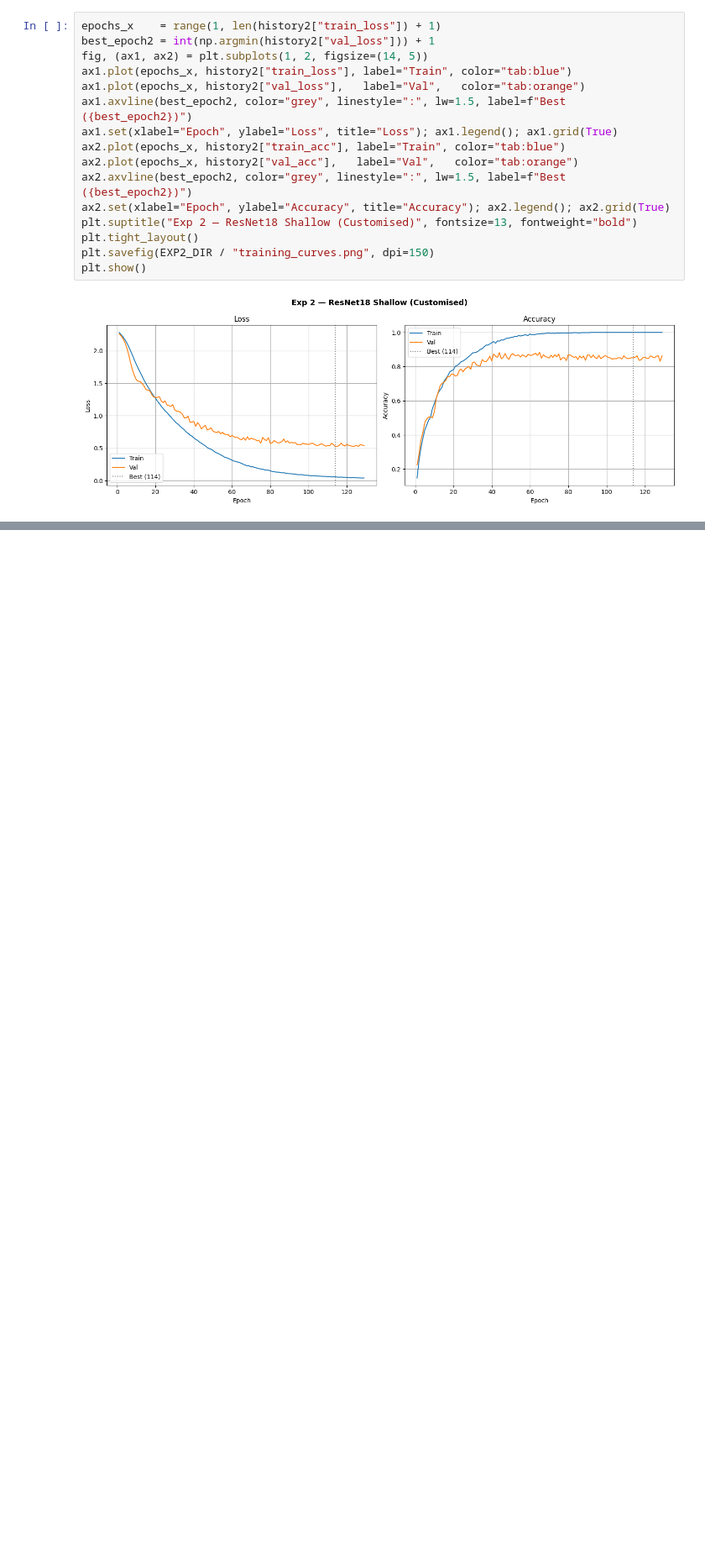
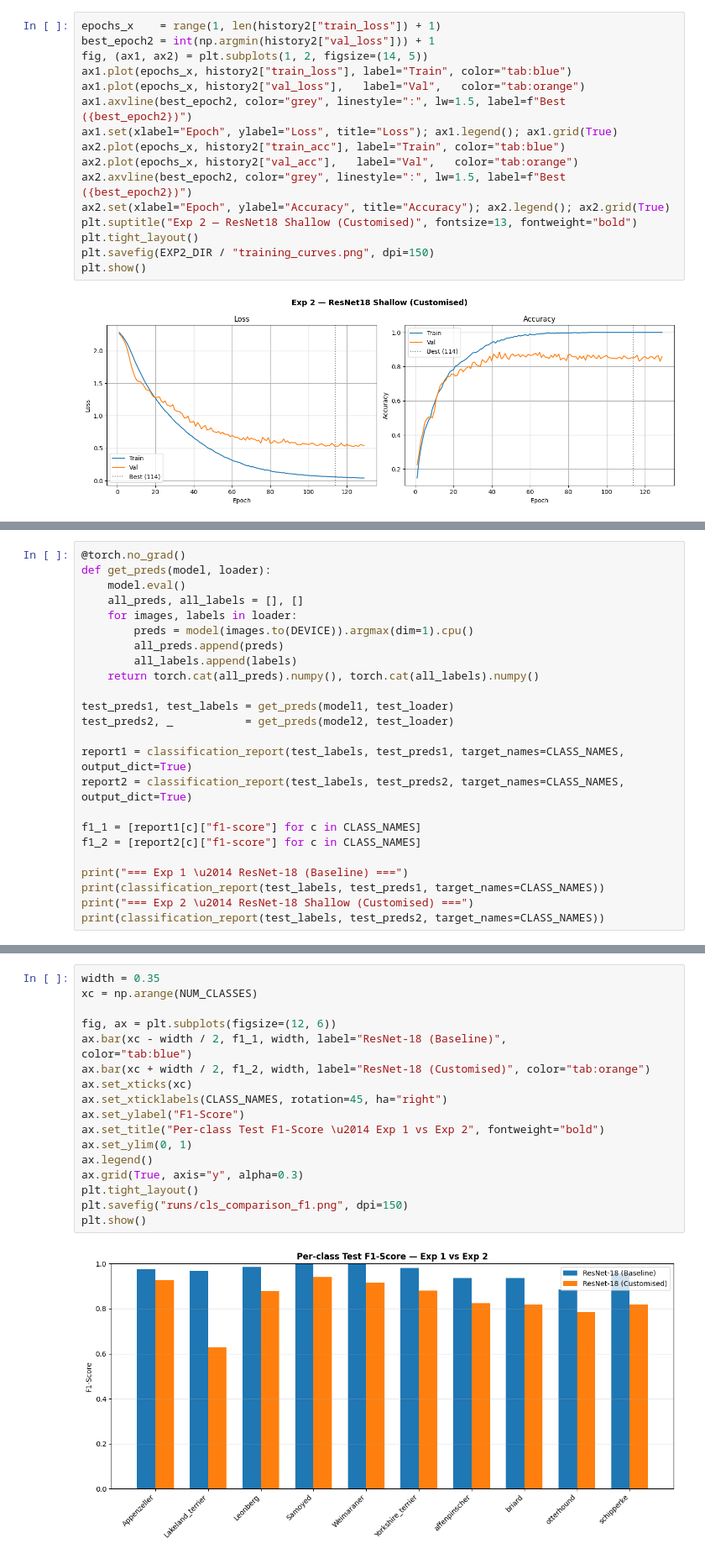
Before and after one commit to llravelo/42028-deep-learning-at02, a Jupyter notebook: A2_Classification_P1_Training.ipynb, the cells around one changed output, grey strips where cells are left out. Shown at 84% size. Saved outputs shown, nothing was run; the diff lists cells and outputs as text; blank space fills up the shorter version.

Commit message:
Classification Notebook semi-final draft

```diff
--- a/A2_Classification_P1_Training.ipynb
+++ b/A2_Classification_P1_Training.ipynb
@@ -544,0 +581,24 @@ print(f"  Test Accuracy:  {test_acc2:.4f}")
+# %%
+@torch.no_grad()
+def get_preds(model, loader):
+    model.eval()
+    all_preds, all_labels = [], []
+    for images, labels in loader:
+        preds = model(images.to(DEVICE)).argmax(dim=1).cpu()
+        all_preds.append(preds)
+        all_labels.append(labels)
+    return torch.cat(all_preds).numpy(), torch.cat(all_labels).numpy()
+
+test_preds1, test_labels = get_preds(model1, test_loader)
+test_preds2, _           = get_preds(model2, test_loader)
+
+report1 = classification_report(test_labels, test_preds1, target_names=CLASS_NAMES, output_dict=True)
+report2 = classification_report(test_labels, test_preds2, target_names=CLASS_NAMES, output_dict=True)
+
+f1_1 = [report1[c]["f1-score"] for c in CLASS_NAMES]
+f1_2 = [report2[c]["f1-score"] for c in CLASS_NAMES]
+
+print("=== Exp 1 \u2014 ResNet-18 (Baseline) ===")
+print(classification_report(test_labels, test_preds1, target_names=CLASS_NAMES))
+print("=== Exp 2 \u2014 ResNet-18 Shallow (Customised) ===")
+print(classification_report(test_labels, test_preds2, target_names=CLASS_NAMES))
@@ -544,0 +659,19 @@ print(f"  Test Accuracy:  {test_acc2:.4f}")
+# %%
+width = 0.35
+xc = np.arange(NUM_CLASSES)
+
+fig, ax = plt.subplots(figsize=(12, 6))
+ax.bar(xc - width / 2, f1_1, width, label="ResNet-18 (Baseline)",          color="tab:blue")
+ax.bar(xc + width / 2, f1_2, width, label="ResNet-18 (Customised)", color="tab:orange")
+ax.set_xticks(xc)
+ax.set_xticklabels(CLASS_NAMES, rotation=45, ha="right")
+ax.set_ylabel("F1-Score")
+ax.set_title("Per-class Test F1-Score \u2014 Exp 1 vs Exp 2", fontweight="bold")
+ax.set_ylim(0, 1)
+ax.legend()
+ax.grid(True, axis="y", alpha=0.3)
+plt.tight_layout()
+plt.savefig("runs/cls_comparison_f1.png", dpi=150)
+plt.show()
+# %% [output]
+[figure, added]
```
Also changed, not shown: parts of 15 cells of this notebook.
